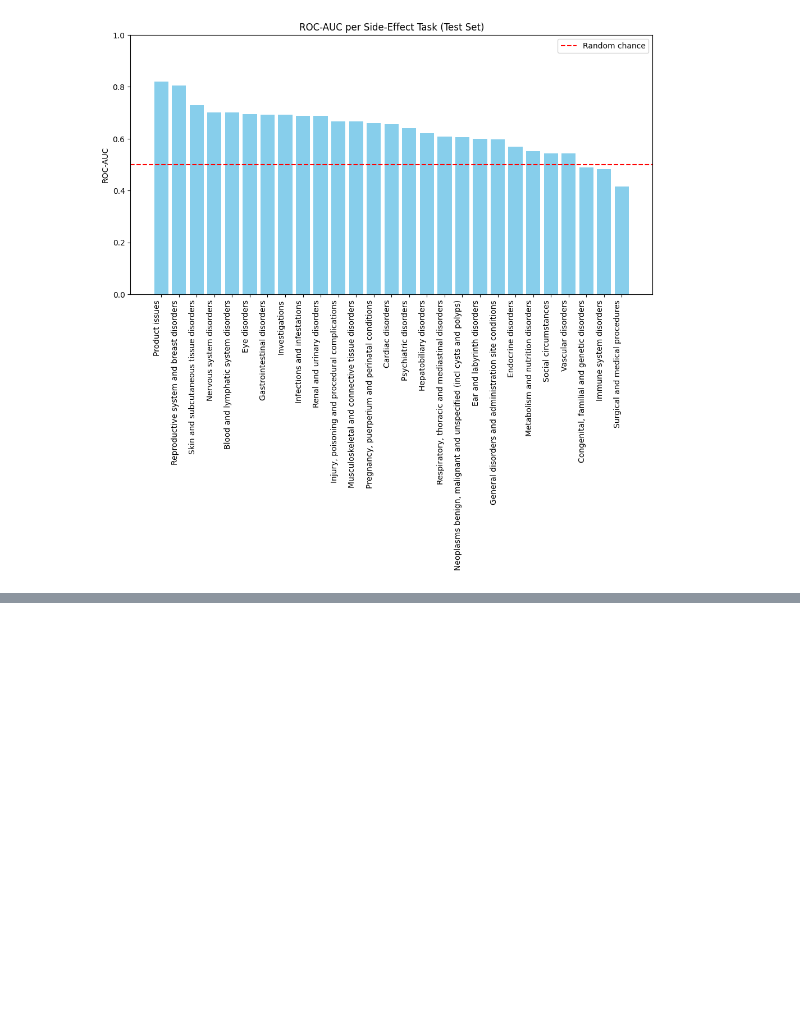
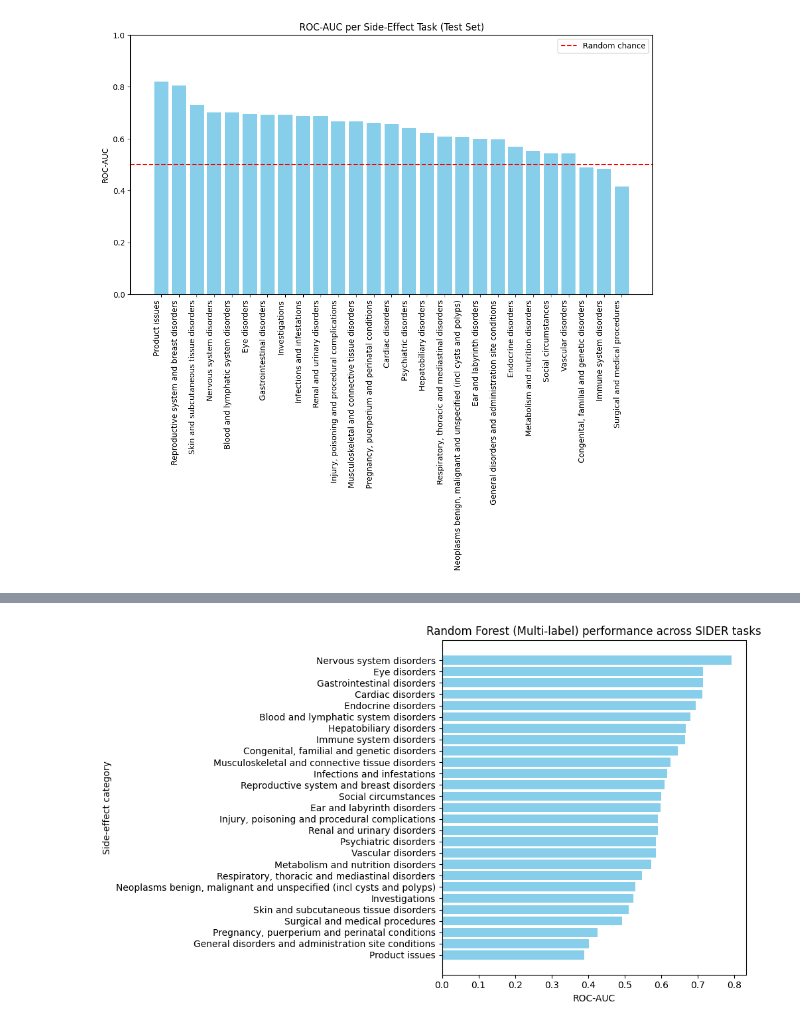
Before and after one commit to bbarthougatica/ChmInf, a Jupyter notebook: cheminf_latin.ipynb, the cells around one changed output, grey strips where cells are left out. Drawn from its saved outputs; the diff is of its cells as text; code cells hidden in the pictures; blank space fills up the shorter version.

```diff
--- a/cheminf_latin.ipynb
+++ b/cheminf_latin.ipynb
@@ -699,0 +731,12 @@ plt.show()
+# %%
+from sklearn.feature_selection import VarianceThreshold
+X_train, y_train, features_train = train_dataset.X, train_dataset.y, train_dataset.ids
+X_valid, y_valid, features_valid = valid_dataset.X, valid_dataset.y, valid_dataset.ids
+X_test,  y_test, features_test  = test_dataset.X,  test_dataset.y, test_dataset.ids
+# %%
+selector = VarianceThreshold(threshold=0.0)
+X_train = selector.fit_transform(X_train)
+X_valid = selector.transform(X_valid)
+X_test  = selector.transform(X_test)
+
+print("Remaining features:", X_train.shape)
@@ -699,0 +745,21 @@ plt.show()
+# %%
+rf = RandomForestClassifier(
+    n_estimators=300,
+    max_depth=None,
+    random_state=0,
+    n_jobs=-1 # allows for parallel computation
+
+)
+# %%
+results = []
+
+for i, task in enumerate(tasks):
+    rf.fit(X_train, y_train[:, i])
+    y_pred_proba = rf.predict_proba(X_valid)[:, 1]
+    roc_auc = roc_auc_score(y_valid[:, i], y_pred_proba)
+    results.append((task, roc_auc))
+
+# Sort by performance
+results = sorted(results, key=lambda x: x[1], reverse=True)
+for task, auc in results[:5]:
+    print(f"{task}: ROC-AUC = {auc:.3f}")
@@ -699,0 +875,13 @@ plt.show()
+# %%
+import matplotlib.pyplot as plt
+
+plt.figure(figsize=(10, 6))
+plt.barh(results_df["Task"], results_df["ROC-AUC"], color="skyblue")
+plt.xlabel("ROC-AUC")
+plt.ylabel("Side-effect category")
+plt.title("Random Forest (Multi-label) performance across SIDER tasks")
+plt.gca().invert_yaxis()
+plt.tight_layout()
+plt.show()
+# %% [output]
+[figure, added]
```
Also changed, not shown: parts of 16 cells of this notebook.
